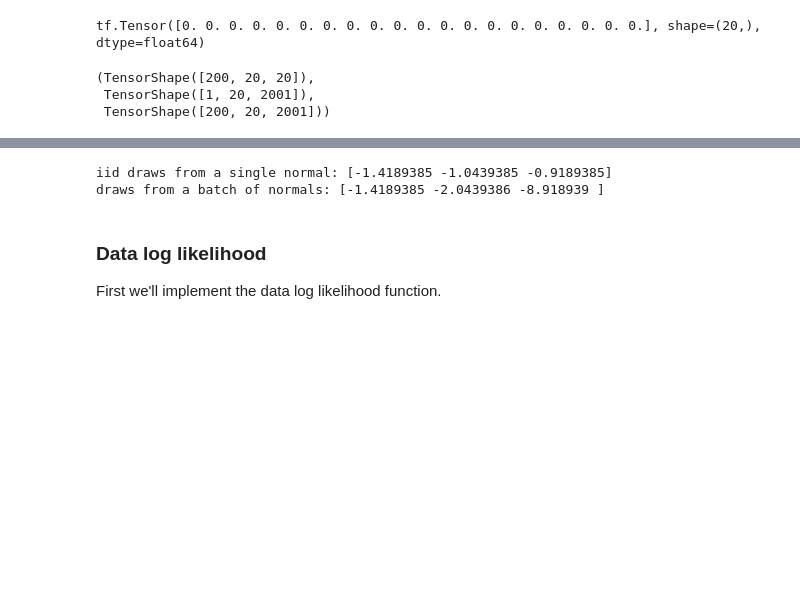
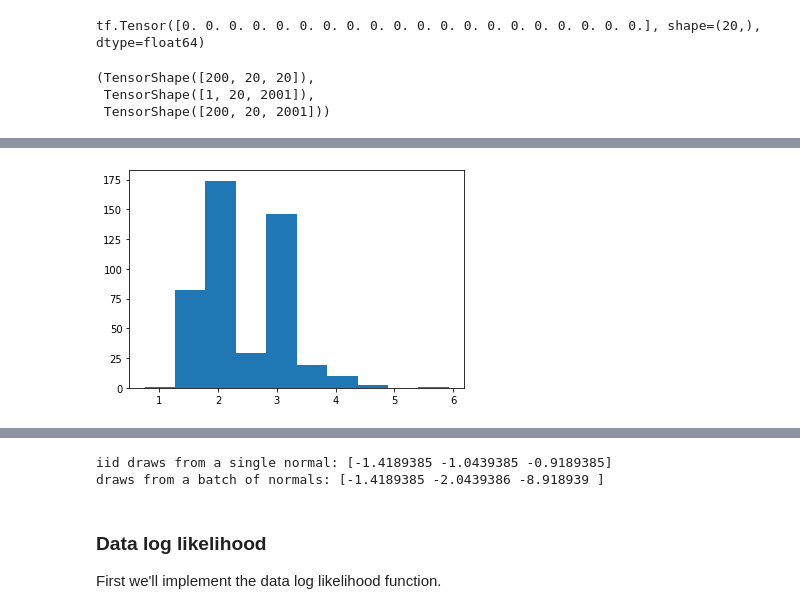
Before and after one commit to AVova/tensorflow_stats, a Jupyter notebook: TensorFlow_Probability_Case_Study_Covariance_Estimation.ipynb, the cells around one changed output, grey strips where cells are left out. Drawn from its saved outputs; the diff is of its cells as text; code cells hidden in the pictures; blank space fills up the shorter version.

```diff
--- a/TensorFlow_Probability_Case_Study_Covariance_Estimation.ipynb
+++ b/TensorFlow_Probability_Case_Study_Covariance_Estimation.ipynb
@@ -381,0 +427,3 @@ for a in range(20):
+# %%
+ancestor = t.get_common_ancestor(out)
+ancestor
@@ -381,0 +432,2 @@ for a in range(20):
+# %%
+t.set_outgroup(ancestor)
@@ -381,0 +442,7 @@ for a in range(20):
+# %%
+leaf_distances_from_root = []
+for l in t.get_leaves():
+    leaf_distances_from_root.append(t.get_distance(l))
+_=plt.hist(leaf_distances_from_root)
+# %% [output]
+[figure, added]
```
Also changed, not shown: parts of 17 cells of this notebook.
